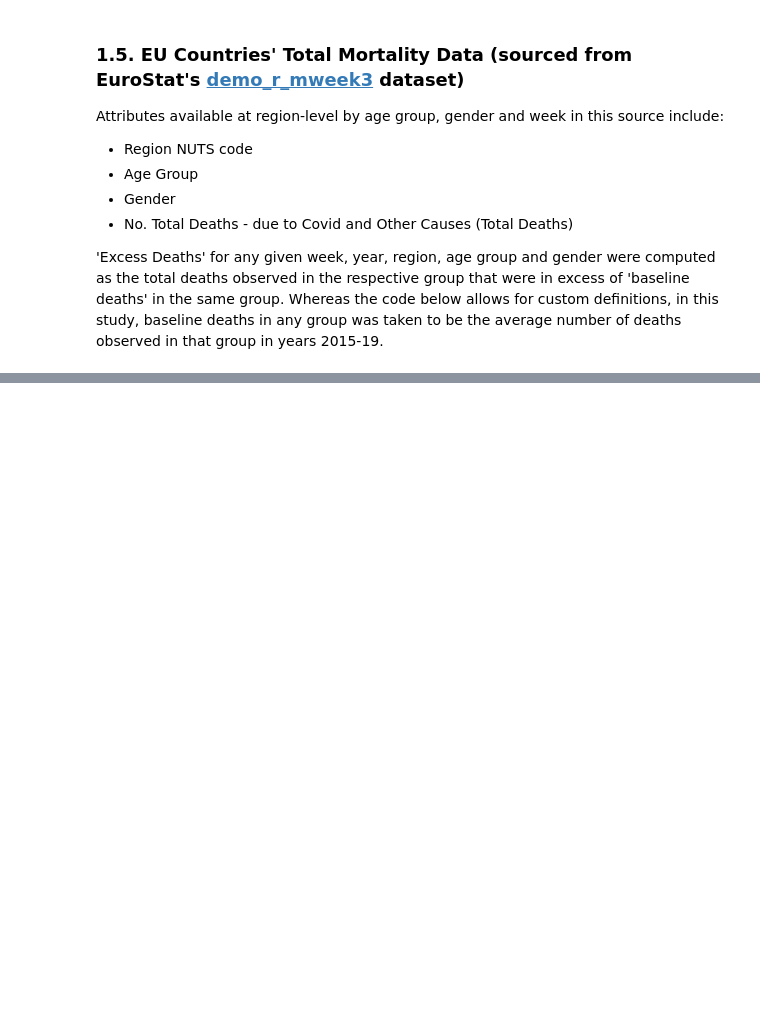
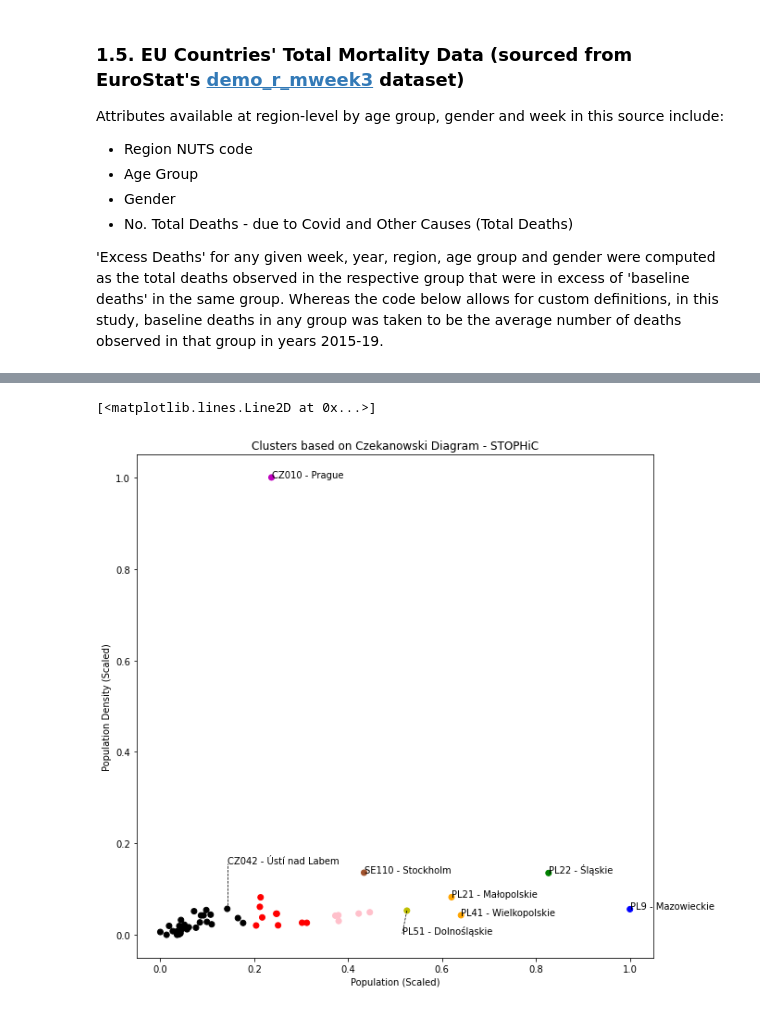
Before and after one commit to hckiang/covid19-proj-kmhhss, a Jupyter notebook: Shashi/Appendix.ipynb, the cells around one changed output, grey strips where cells are left out. Cells and saved outputs as stored; diff of their text form; code cells hidden in the pictures; blank space fills up the shorter version.

```diff
--- a/Shashi/Appendix.ipynb
+++ b/Shashi/Appendix.ipynb
@@ -1265 +1240,59 @@ eval_czekanowski
+# %%
+for threshold in czekanowski_dendrogram[:, 2]:
+
+    cluster_labels = sch.fcluster(czekanowski_dendrogram, threshold, 'distance')
+    max_num_clusters = max(cluster_labels)
+
+    if max_num_clusters == 9:
+
+        break
+# %%
+region_clusters = pd.concat([cluster_data,
+                             pd.Series(cluster_labels, index = cluster_data.index, name = 'color')],
+                            axis = 1)
+# %%
+# set up colour map
+cluster_colour = {1: 'k', 2: 'r', 3: 'pink', 4: 'sienna', 5: 'orange',
+                  6: 'y', 7: 'g', 8: 'b', 9: 'm', 10: 'aqua'}
+
+# make scatter plot
+fig, ax = plt.subplots(figsize = (10, 10))
+plt.scatter(region_clusters['population'], region_clusters['pop_dens'],
+            c = [cluster_colour[x] for x in region_clusters['color']])
+ax.set_ylabel('Population Density (Scaled)')
+ax.set_xlabel('Population (Scaled)')
+#plt.plot((-0.05, 0.5), (0.125, 0.125), 'g--', linewidth=0.75)
+#plt.plot((-0.05, 0.5), (-0.05, -0.05), 'g--', linewidth=0.75)
+#plt.plot((0.5, 0.5), (-0.05, 0.125), 'g--', linewidth=0.75)
+#plt.plot((-0.05, -0.05), (-0.05, 0.125), 'g--', linewidth=0.75)
+plt.title("Clusters based on Czekanowski Diagram - STOPHiC")
+
+
+# annotate outliers - after manual inspection
+outliers = region_clusters[(region_clusters['population'] > 0.5) | (region_clusters['pop_dens'] > 0.13)] # found through manual inspection f plot
+
+for region in outliers.index:
+
+    if region != 'PL51 - Dolnośląskie':
+
+        ax.annotate(region, (outliers['population'][region], outliers['pop_dens'][region]))
+
+    else: # adjust for truncation/overlapping annotation
+
+        ax.annotate(region, (outliers['population'][region], outliers['pop_dens'][region]),
+                   (outliers['population'][region] - 0.01, outliers['pop_dens'][region] - 0.05))
+        plt.plot((outliers['population'][region], outliers['population'][region] - 0.01),
+                (outliers['pop_dens'][region], outliers['pop_dens'][region] - 0.05), 'k--', linewidth = 0.75)
+
+# also annotate Ústí nad Labem, since it appeared to be a border-line case
+ax.annotate('CZ042 - Ústí nad Labem',
+            (region_clusters['population']['CZ042 - Ústí nad Labem'],
+            region_clusters['pop_dens']['CZ042 - Ústí nad Labem'] + 0.1))
+plt.plot((region_clusters['population']['CZ042 - Ústí nad Labem'],
+        region_clusters['population']['CZ042 - Ústí nad Labem']),
+        (region_clusters['pop_dens']['CZ042 - Ústí nad Labem'],
+        region_clusters['pop_dens']['CZ042 - Ústí nad Labem'] + 0.1), 'k--', linewidth = 0.75)
+# %% [output]
+[<matplotlib.lines.Line2D at 0x...>]
+[figure, added]
 # %% [markdown]
```
Also changed, not shown: parts of 95 cells of this notebook, 22 other files.
